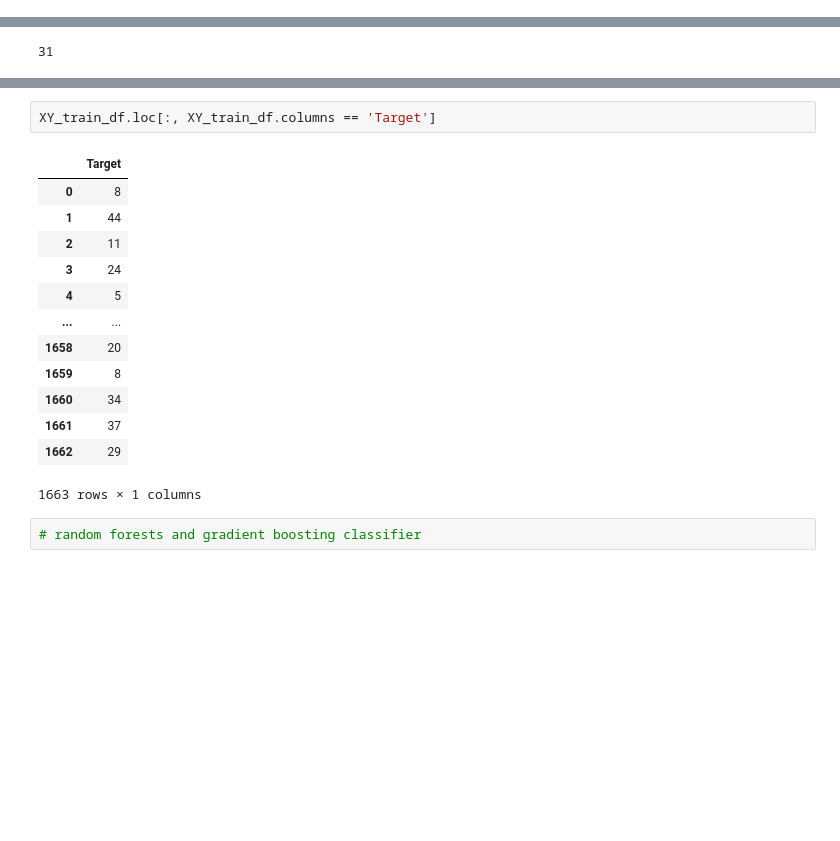
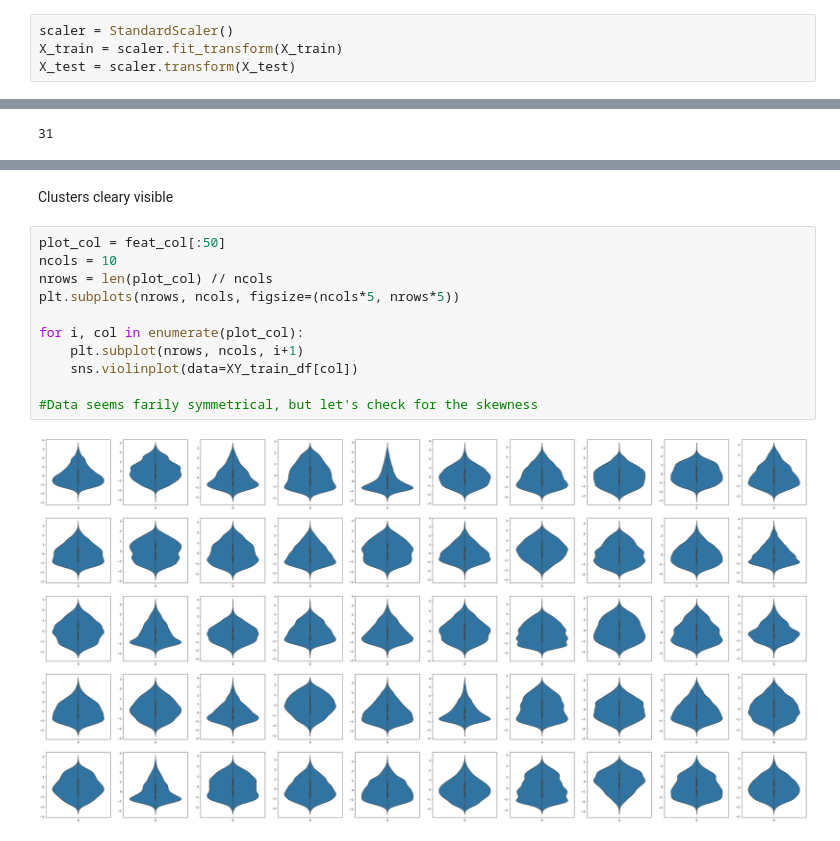
Before and after one commit to edb-313/Intent-Detencion, a Jupyter notebook: notebook96b1753e06.ipynb, the cells around one changed output, grey strips where cells are left out. Drawn from its saved outputs; the diff is of its cells as text; blank space fills up the shorter version.

```diff
--- a/notebook96b1753e06.ipynb
+++ b/notebook96b1753e06.ipynb
@@ -26,6 +31,10 @@ X_test.shape
 (713, 768)
 # %% [markdown]
 **768 features; 1663 labels; 713 test data points**
+# %%
+scaler = StandardScaler()
+X_train = scaler.fit_transform(X_train)
+X_test = scaler.transform(X_test)
 # %%
 feat_col = [f'feat{i}' for i in range(X_test.shape[1])]
 X_train_df = pd.DataFrame(X_train, columns = feat_col)
@@ -93,18 +100,15 @@ outlying_digits.shape
-# %%
-XY_train_df.loc[:, XY_train_df.columns == 'Target']
-# %% [output]
-|  | Target |
-| 0 | 8 |
-| 1 | 44 |
-| 2 | 11 |
-| 3 | 24 |
-| 4 | 5 |
-| ... | ... |
-| 1658 | 20 |
-| 1659 | 8 |
-| 1660 | 34 |
-| 1661 | 37 |
-| 1662 | 29 |
-1663 rows × 1 columns
-# %%
-# random forests and gradient boosting classifier
+# %% [markdown]
+Clusters cleary visible
+# %%
+plot_col = feat_col[:50]
+ncols = 10
+nrows = len(plot_col) // ncols
+plt.subplots(nrows, ncols, figsize=(ncols*5, nrows*5))
+
+for i, col in enumerate(plot_col):
+    plt.subplot(nrows, ncols, i+1)
+    sns.violinplot(data=XY_train_df[col])
+
+#Data seems farily symmetrical, but let's check for the skewness
+# %% [output]
+[figure, added]
```
Also changed, not shown: parts of 40 cells of this notebook.
